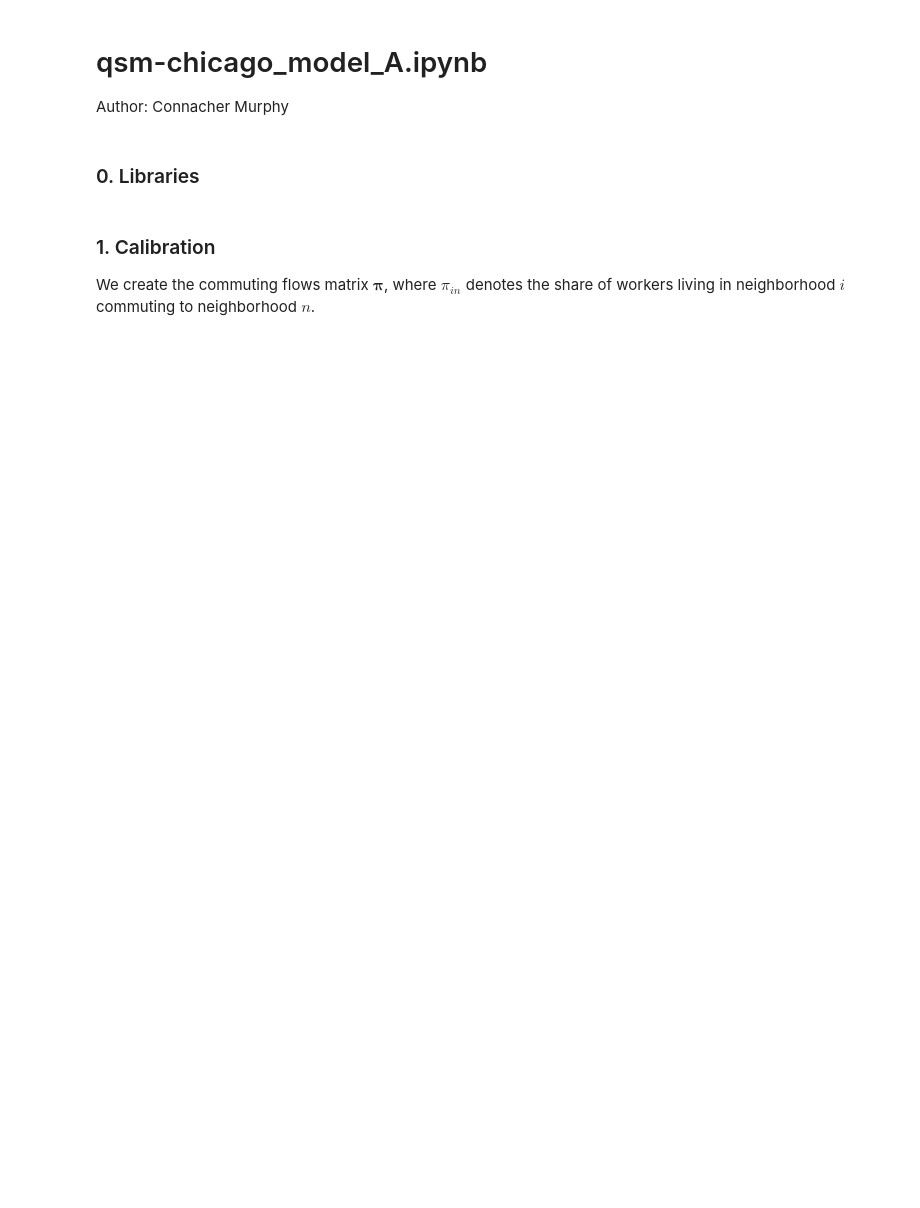
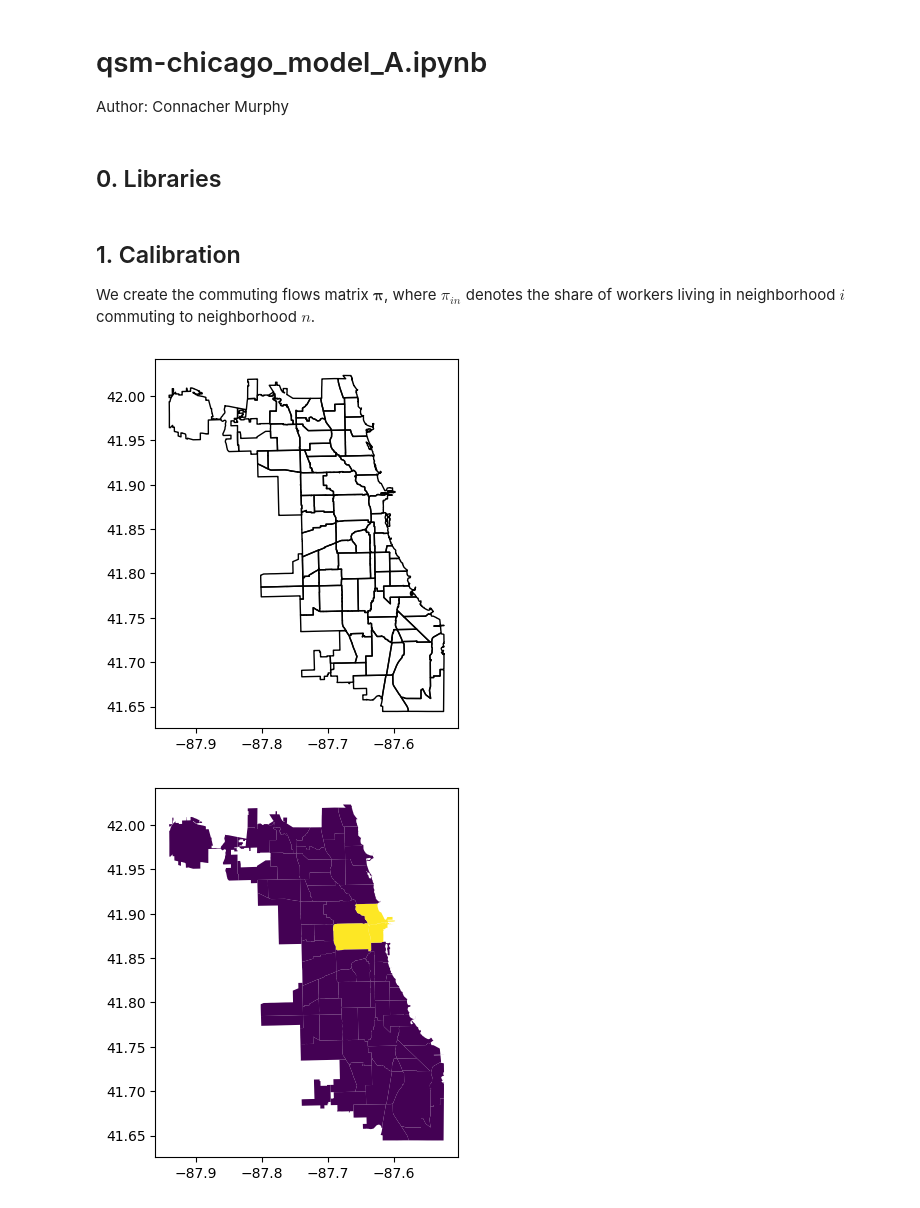
Before and after one commit to connachermurphy/qsm-chicago, a Jupyter notebook: analysis/qsm_chicago_model_A.ipynb, the cells around one changed output. Saved outputs shown, nothing was run; the diff lists cells and outputs as text; code cells hidden in the pictures; blank space fills up the shorter version.

```diff
--- a/analysis/qsm_chicago_model_A.ipynb
+++ b/analysis/qsm_chicago_model_A.ipynb
@@ -2,7 +2,7 @@
 # qsm-chicago_model_A.ipynb
 Author: Connacher Murphy
 # %% [markdown]
-### 0. Libraries
+## 0. Libraries
 # %%
 import numpy as np
 import pandas as pd
@@ -9,5 +11,5 @@ import pandas as pd
 # %% [markdown]
-### 1. Calibration
+## 1. Calibration
 We create the commuting flows matrix $\mathbf{\pi}$, where $\pi_{i n}$ denotes the share of workers living in neighborhood $i$ commuting to neighborhood $n$.
 # %%
 # Read commuting flows from csv
@@ -24,3 +26,32 @@ L = np.sum(flows, axis = 0, keepdims=True) # workplace
 
 # Normalize by residential population to get conditional commuting probabilities
 pi = flows / H
+# %%
+# Identify neighborhood clusters
+neighborhoods_pd = pd.read_csv('../data/id_nbhd.csv')
+
+far_southeast_indices = neighborhoods_pd[
+    neighborhoods_pd['far_southeast'] == 1
+]['id'].values - 1
+
+employment_core_indices = neighborhoods_pd[
+    neighborhoods_pd['employment_core'] == 1
+]['id'].values - 1
+# %%
+# Import Chicago neighborhoods shapefile
+neighborhoods_shp = gpd.read_file('../data/neighborhoods').merge(
+    neighborhoods_pd, on='community'
+)
+
+# Plot neighborhood boundaries
+neighborhoods_shp.plot(facecolor='none', edgecolor='black')
+plt.show()
+
+neighborhoods_shp.plot(column='employment_core')
+plt.show()
+
+neighborhoods_shp.plot(column='far_southeast')
+plt.show()
+# %% [output]
+[figure, added]
+[figure, added]
```
Also changed, not shown: parts of 14 cells of this notebook, 13 other files.
